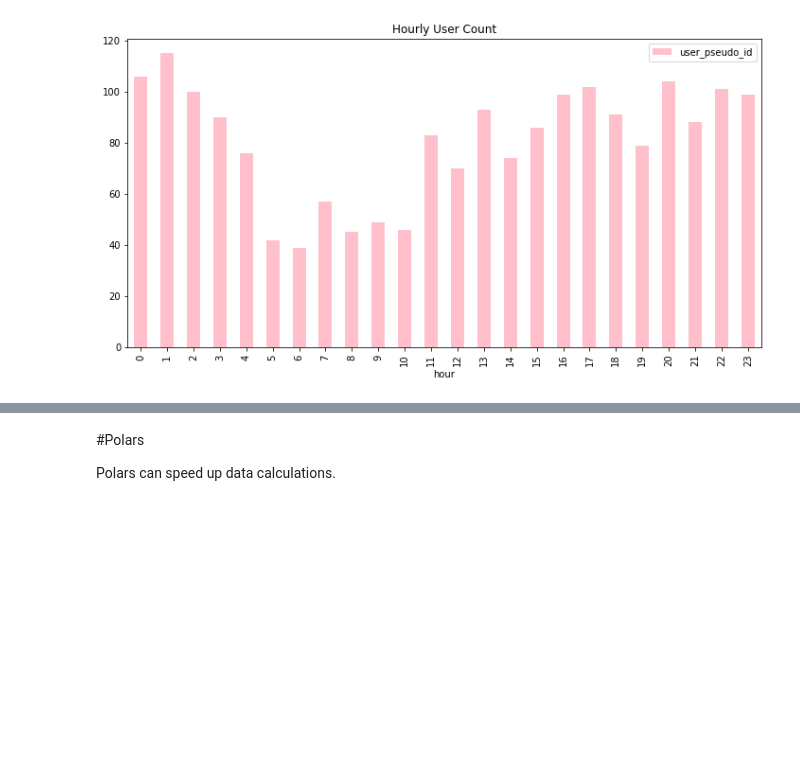
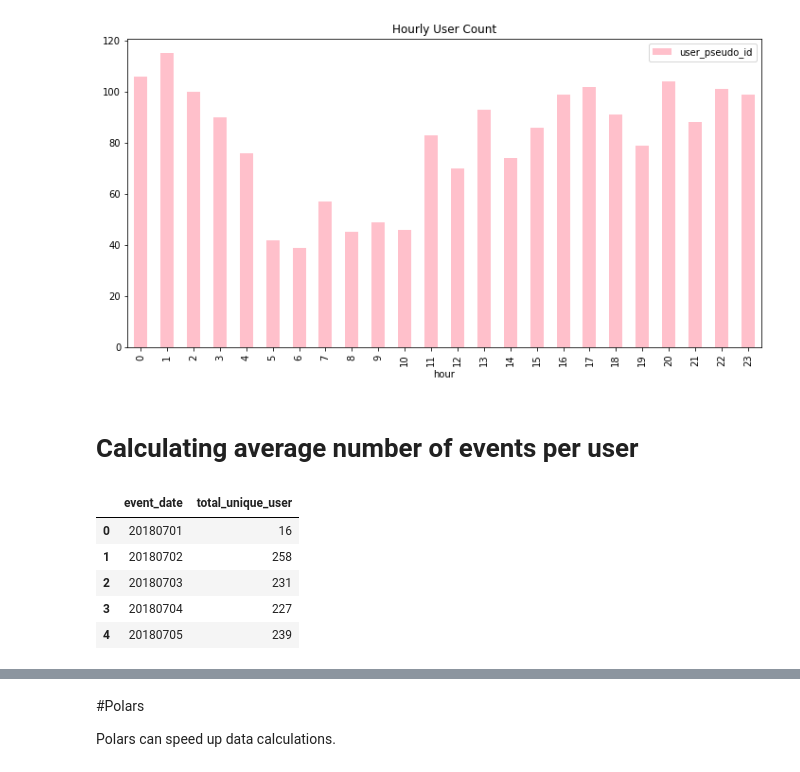
Before and after one commit to violettance/python_wrangling, a Jupyter notebook: FloodIt/FloodIt Data Wrangling.ipynb, the cells around one changed output, grey strips where cells are left out. Cells and saved outputs as stored; diff of their text form; code cells hidden in the pictures; blank space fills up the shorter version.

```diff
--- a/FloodIt/FloodIt Data Wrangling.ipynb
+++ b/FloodIt/FloodIt Data Wrangling.ipynb
@@ -190,3 +184,19 @@ df_hourly_counts.plot(kind='bar', figsize=(12, 6), title='Hourly User Count', co
 # %% [output]
 <Axes: title={'center': 'Hourly User Count'}, xlabel='hour'>
 [figure]
+# %% [markdown]
+# Calculating average number of events per user
+# %%
+# Selecting level complete quickplay event
+df_quickplay = df_j[df_j["event_name"] == "level_complete_quickplay"]
+
+# Unique user by event date
+df_quickplay_ed = df_quickplay.groupby(['event_date'])['user_pseudo_id'].nunique().reset_index(name='total_unique_user')
+df_quickplay_ed
+# %% [output]
+|  | event_date | total_unique_user |
+| 0 | 20180701 | 16 |
+| 1 | 20180702 | 258 |
+| 2 | 20180703 | 231 |
+| 3 | 20180704 | 227 |
+| 4 | 20180705 | 239 |
```
Also changed, not shown: parts of 9 cells of this notebook, 1 other file.
